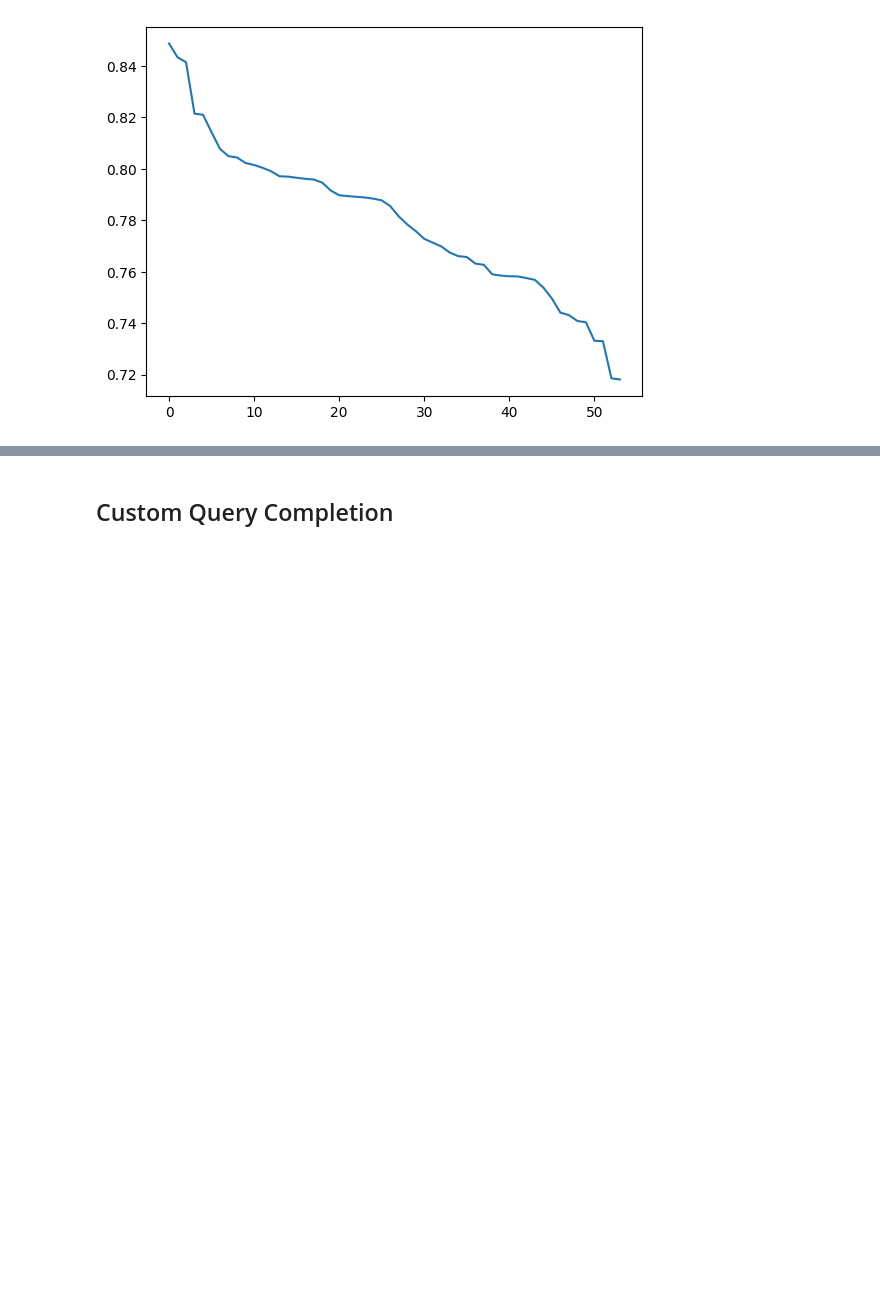
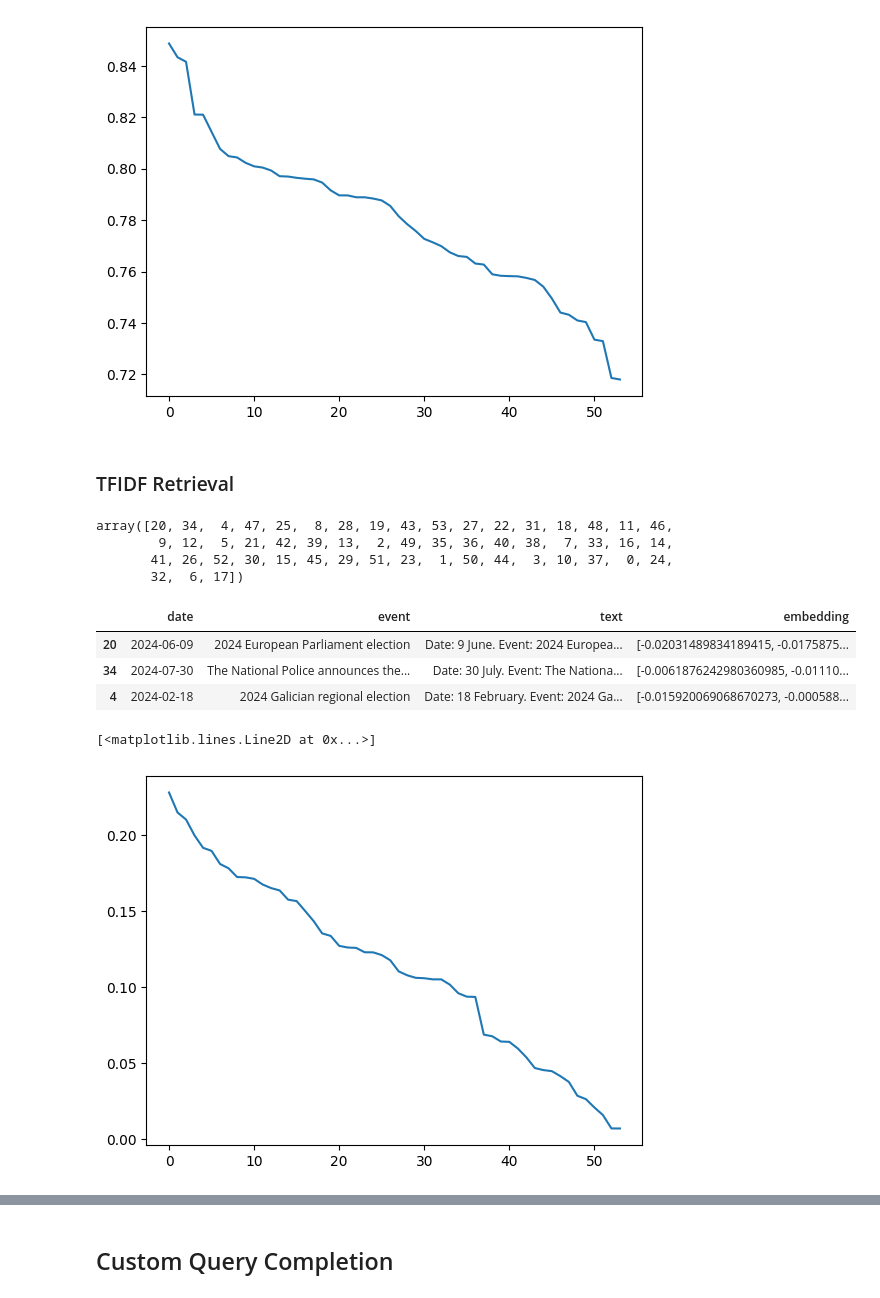
Before and after one commit to mxagar/rag-app-examples, a Jupyter notebook: qa-rag/qa_rag.ipynb, the cells around one changed output, grey strips where cells are left out. Saved outputs shown, nothing was run; the diff lists cells and outputs as text; code cells hidden in the pictures; blank space fills up the shorter version.

```diff
--- a/qa-rag/qa_rag.ipynb
+++ b/qa-rag/qa_rag.ipynb
@@ -592,0 +689,3 @@ events_df.head()
+# %%
+# Create the dataframe with TF-IDF vectors + index
+events_tfidf_df, tfidf_vectorizer, tfidf_index = docs_to_tfidf_df(docs)
@@ -687,3 +812,32 @@ plt.plot(sorted_doc_scores)
 # %% [output]
 [<matplotlib.lines.Line2D at 0x...>]
 [figure]
+# %% [markdown]
+### TFIDF Retrieval
+# %%
+sorted_tfidf_doc_ids, sorted_tfidf_doc_scores = find_relevant_docs(
+    "When was the first election in Spain in the year 2024 and where was it?",
+    docs_index=tfidf_index,
+    query_transform_fn=compute_tfidf_vectors,
+    top_k=None,
+    tfidf_vectorizer=tfidf_vectorizer,
+)
+# %%
+sorted_tfidf_doc_ids
+# %% [output]
+array([20, 34,  4, 47, 25,  8, 28, 19, 43, 53, 27, 22, 31, 18, 48, 11, 46,
+        9, 12,  5, 21, 42, 39, 13,  2, 49, 35, 36, 40, 38,  7, 33, 16, 14,
+       41, 26, 52, 30, 15, 45, 29, 51, 23,  1, 50, 44,  3, 10, 37,  0, 24,
+       32,  6, 17])
+# %%
+events_emb_df.iloc[sorted_tfidf_doc_ids[:3]]  # Top 3 most relevant events
+# %% [output]
+|  | date | event | text | embedding |
+| 20 | 2024-06-09 | 2024 European Parliament election | Date: 9 June. Event: 2024 Europea... | [-0.02031489834189415, -0.0175875... |
+| 34 | 2024-07-30 | The National Police announces the... | Date: 30 July. Event: The Nationa... | [-0.0061876242980360985, -0.01110... |
+| 4 | 2024-02-18 | 2024 Galician regional election | Date: 18 February. Event: 2024 Ga... | [-0.015920069068670273, -0.000588... |
+# %%
+plt.plot(sorted_tfidf_doc_scores)
+# %% [output]
+[<matplotlib.lines.Line2D at 0x...>]
+[figure, added]
```
Also changed, not shown: parts of 38 cells of this notebook.
